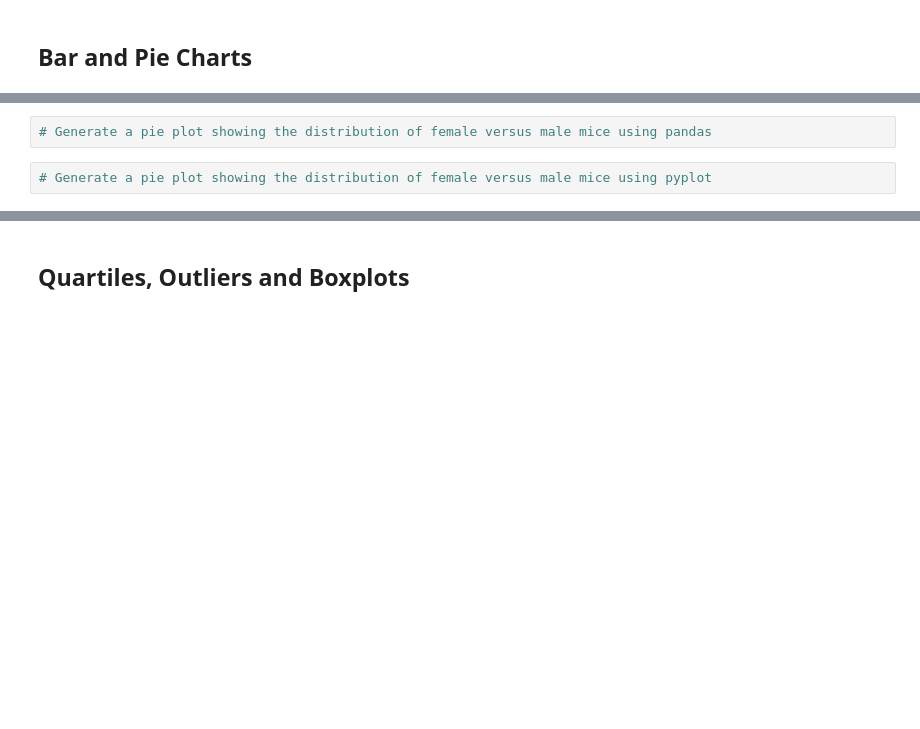
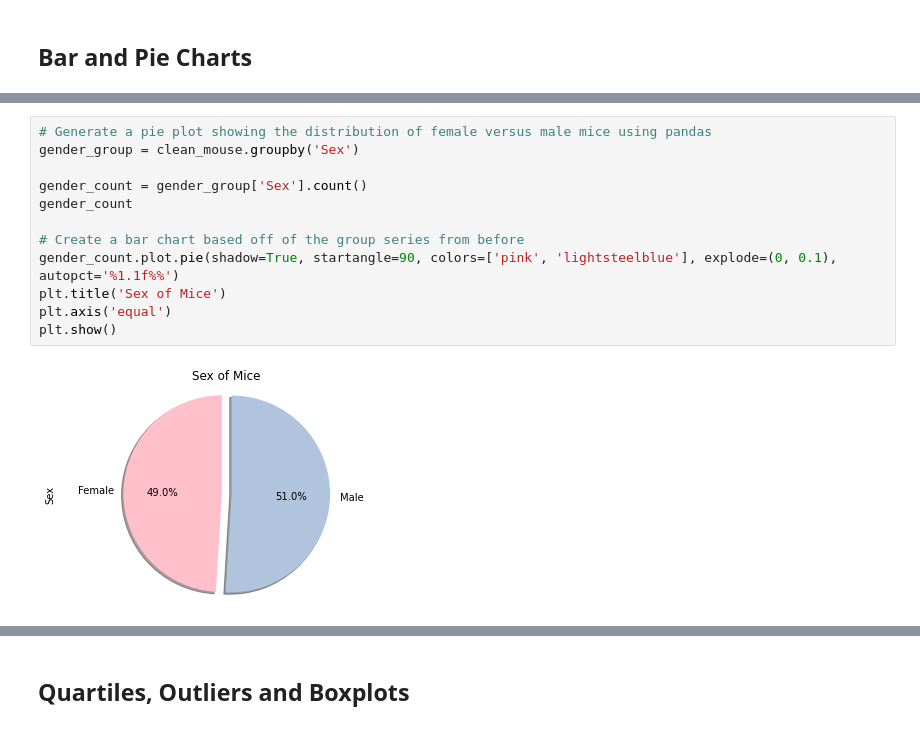
Before and after one commit to RobinWaves/matplotlib-challenge, a Jupyter notebook: pymaceuticals.ipynb, the cells around one changed output, grey strips where cells are left out. Drawn from its saved outputs; the diff is of its cells as text; blank space fills up the shorter version.

```diff
--- a/pymaceuticals.ipynb
+++ b/pymaceuticals.ipynb
@@ -165,4 +165,14 @@ plt.show()
-# %%
-# Generate a pie plot showing the distribution of female versus male mice using pandas
-# %%
-# Generate a pie plot showing the distribution of female versus male mice using pyplot
+# %%
+# Generate a pie plot showing the distribution of female versus male mice using pandas
+gender_group = clean_mouse.groupby('Sex')
+
+gender_count = gender_group['Sex'].count()
+gender_count
+
+# Create a bar chart based off of the group series from before
+gender_count.plot.pie(shadow=True, startangle=90, colors=['pink', 'lightsteelblue'], explode=(0, 0.1), autopct='%1.1f%%')
+plt.title('Sex of Mice')
+plt.axis('equal')
+plt.show()
+# %% [output]
+[figure, added]
```
Also changed, not shown: parts of 3 cells of this notebook.
